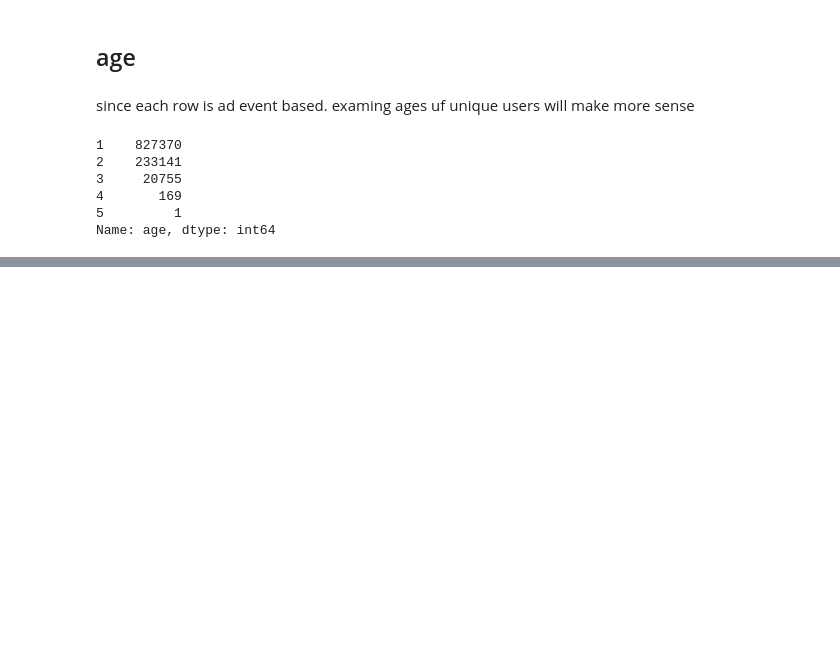
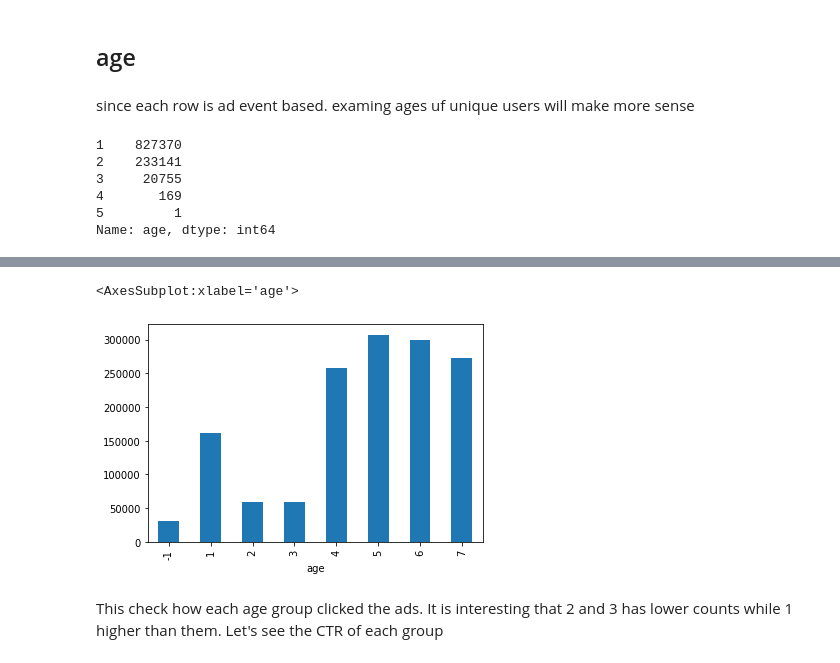
Before and after one commit to xwilchen/MLE_Nanodegree_Capstone, a Jupyter notebook: EDA.ipynb, the cells around one changed output, grey strips where cells are left out. Saved outputs shown, nothing was run; the diff lists cells and outputs as text; code cells hidden in the pictures; blank space fills up the shorter version.

```diff
--- a/EDA.ipynb
+++ b/EDA.ipynb
@@ -379,0 +417,5 @@ Name: age, Length: 254066, dtype: int64
+# %%
+agg_df = age_df.groupby("uid").agg({"age":max,"sum(label_int)":sum})
+# %%
+age_click = agg_df[["age",	"sum(label_int)"]].groupby("age")["sum(label_int)"].sum()
+age_click
@@ -379,0 +433,8 @@ Name: age, Length: 254066, dtype: int64
+# %%
+age_click.plot.bar()
+# %% [output]
+<AxesSubplot:xlabel='age'>
+[figure, added]
+# %% [markdown]
+This check how each age group clicked the ads. It is interesting that 2 and 3 has lower counts while 1 higher than them.
+Let's see the CTR of each group
```
Also changed, not shown: parts of 36 cells of this notebook.
